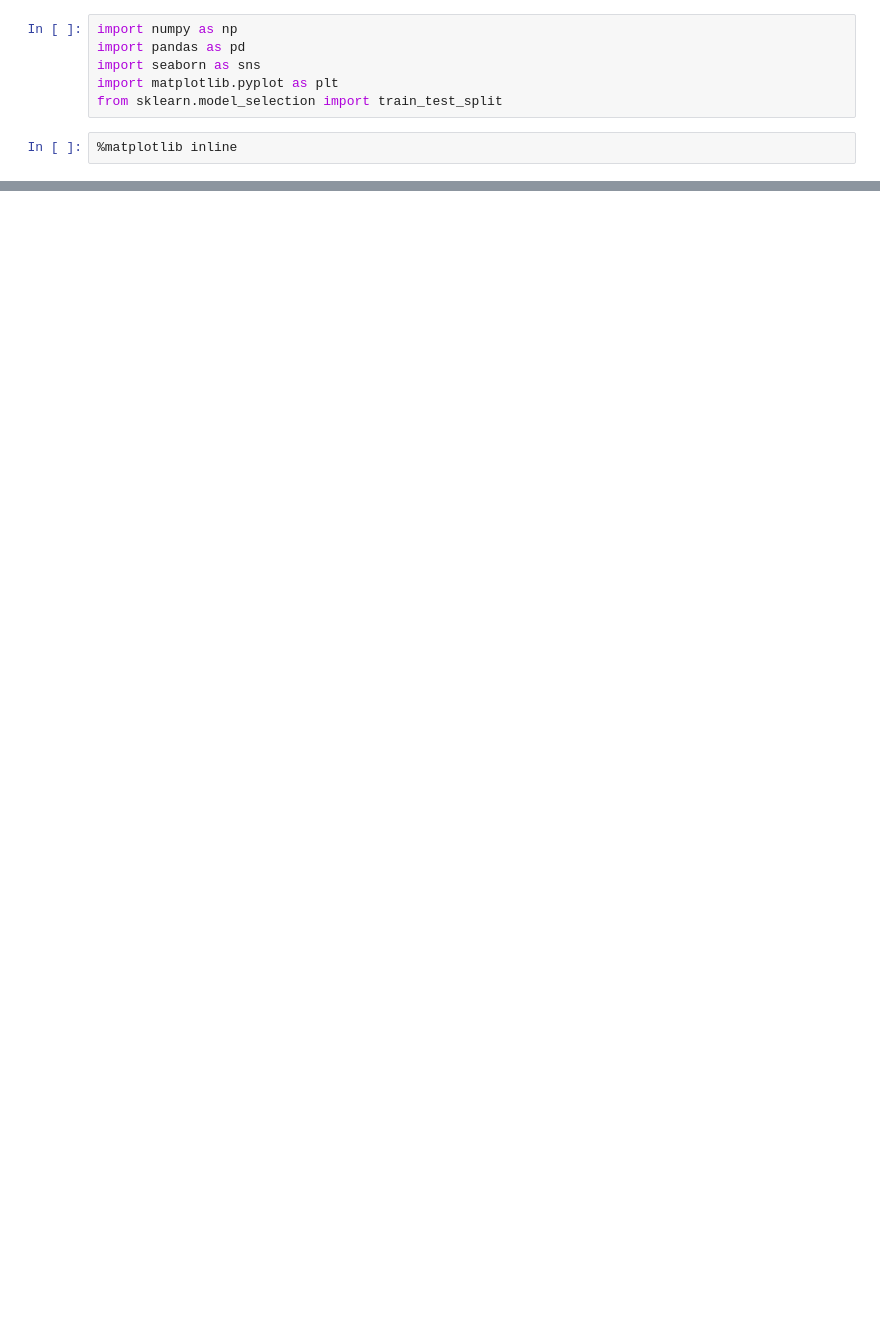
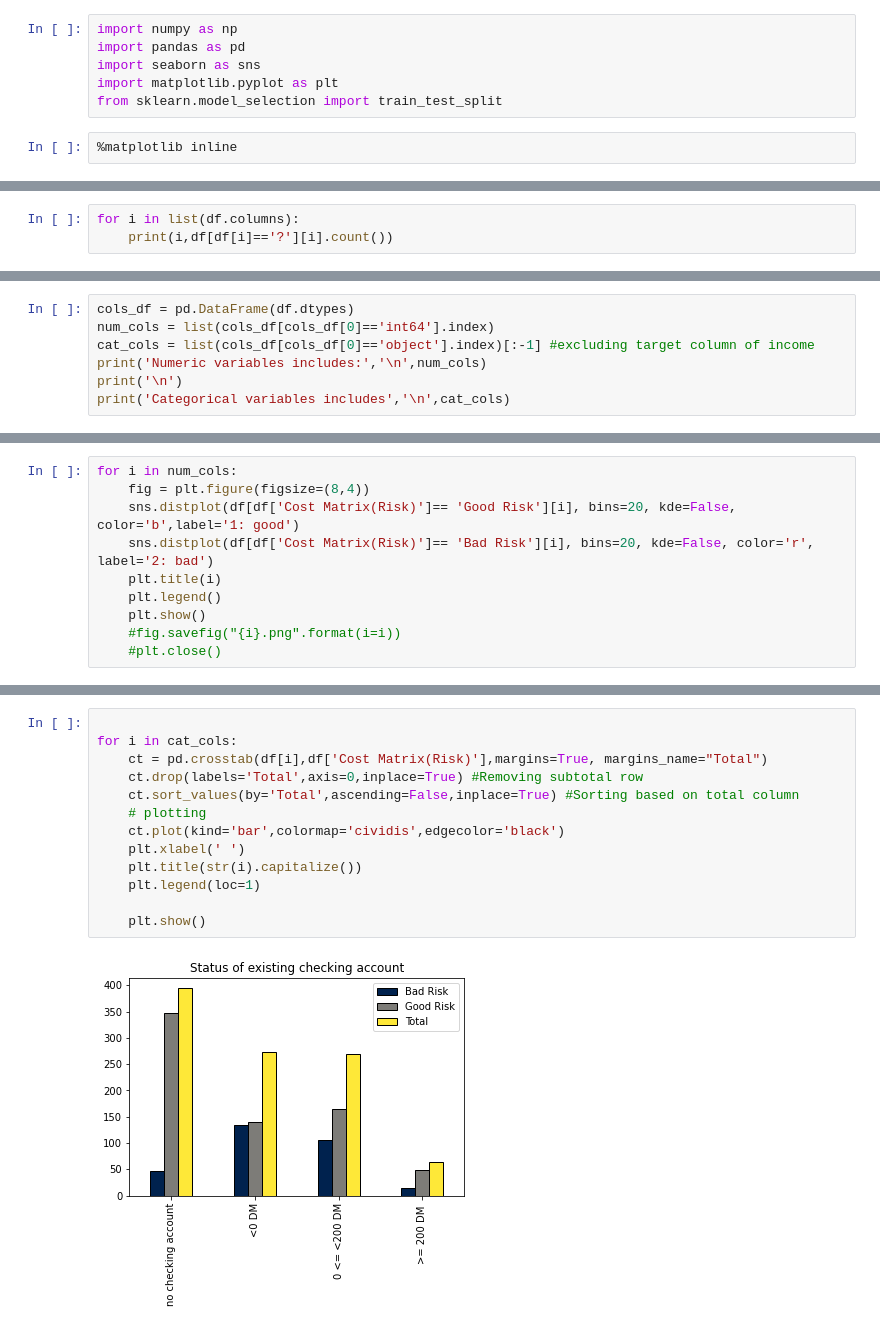
Before and after one commit to rehmliang/DM_lab_project_1, a Jupyter notebook: dataset exploratory analysis/exploratory analysis of german.ipynb, the cells around one changed output, grey strips where cells are left out. Drawn from its saved outputs; the diff is of its cells as text; blank space fills up the shorter version.

```diff
--- a/dataset exploratory analysis/exploratory analysis of german.ipynb
+++ b/dataset exploratory analysis/exploratory analysis of german.ipynb
@@ -52,0 +169,3 @@ df.describe()
+# %%
+for i in list(df.columns):
+    print(i,df[df[i]=='?'][i].count())
@@ -52,0 +196,7 @@ df.describe()
+# %%
+cols_df = pd.DataFrame(df.dtypes)
+num_cols = list(cols_df[cols_df[0]=='int64'].index)
+cat_cols = list(cols_df[cols_df[0]=='object'].index)[:-1] #excluding target column of income
+print('Numeric variables includes:','\n',num_cols)
+print('\n')
+print('Categorical variables includes','\n',cat_cols)
@@ -52,0 +218,10 @@ df.describe()
+# %%
+for i in num_cols:
+    fig = plt.figure(figsize=(8,4))
+    sns.distplot(df[df['Cost Matrix(Risk)']== 'Good Risk'][i], bins=20, kde=False, color='b',label='1: good')
+    sns.distplot(df[df['Cost Matrix(Risk)']== 'Bad Risk'][i], bins=20, kde=False, color='r', label='2: bad')
+    plt.title(i)
+    plt.legend()
+    plt.show()
+    #fig.savefig("{i}.png".format(i=i))
+    #plt.close()
@@ -52,0 +237,15 @@ df.describe()
+# %%
+
+for i in cat_cols:
+    ct = pd.crosstab(df[i],df['Cost Matrix(Risk)'],margins=True, margins_name="Total")
+    ct.drop(labels='Total',axis=0,inplace=True) #Removing subtotal row
+    ct.sort_values(by='Total',ascending=False,inplace=True) #Sorting based on total column
+    # plotting
+    ct.plot(kind='bar',colormap='cividis',edgecolor='black')
+    plt.xlabel(' ')
+    plt.title(str(i).capitalize())
+    plt.legend(loc=1)
+
+    plt.show()
+# %% [output]
+[figure, added]
```
Also changed, not shown: parts of 26 cells of this notebook, 47 other files.
